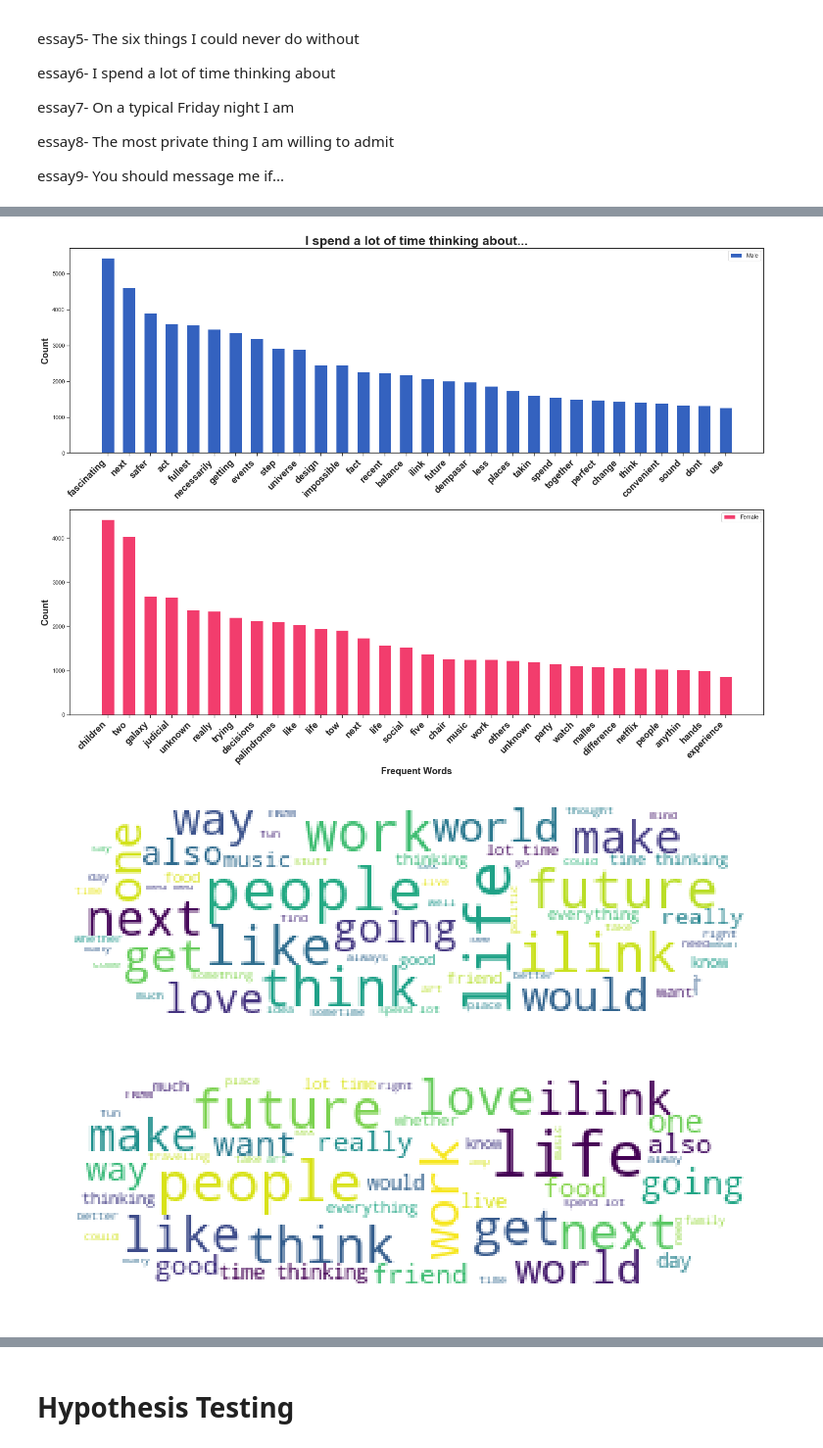
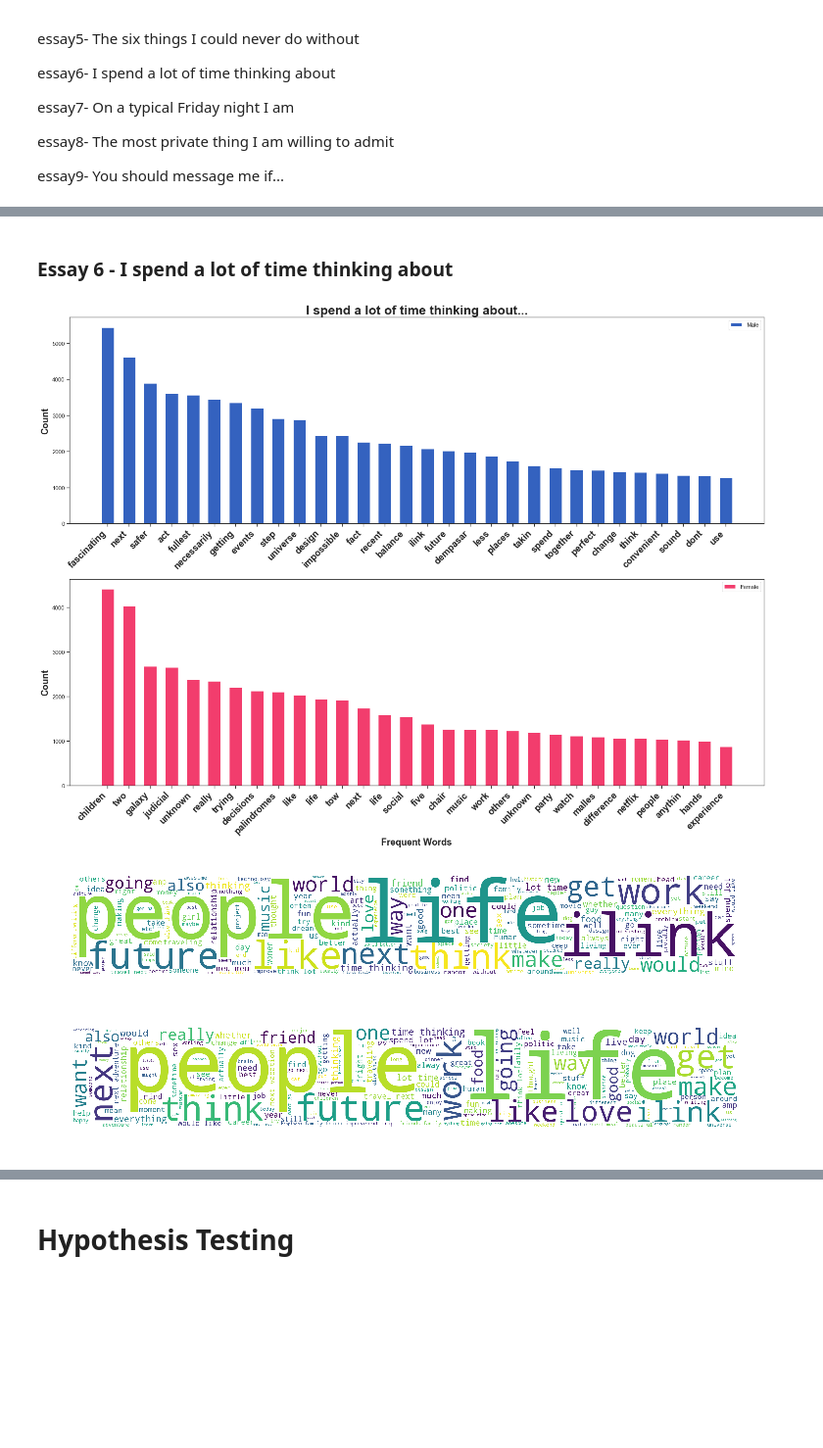
Before and after one commit to stuartxu2/OKCupid_matching, a Jupyter notebook: OKCupid_EDA.ipynb, the cells around one changed output, grey strips where cells are left out. Shown at 98% size. Drawn from its saved outputs; the diff is of its cells as text; code cells hidden in the pictures; blank space fills up the shorter version.

```diff
--- a/OKCupid_EDA.ipynb
+++ b/OKCupid_EDA.ipynb
@@ -710 +670,3 @@ generate_wordcloud(text2_f, mask6, STOPWORDS=[
+# %% [markdown]
+### Essay 6 - I spend a lot of time thinking about
 # %%
@@ -722,32 +682,10 @@ word_count6_f = count_words(text6_f).head(30)
-# %%
-fig, ax = plt.subplots(2, 1, figsize=(20, 15))
-
-x = np.arange(30)
-widTh = 0.6
-
-ax[0].bar(x, word_count6_m['count'],
-          color='#3462BF', width=widTh, label='Male')
-ax[0].set_xticks(x)
-ax[0].set_xticklabels(word_count6_m['word'], rotation=45, fontsize=18, weight='bold', ha='right')
-ax[0].set_ylabel("Count", fontsize=18, weight='bold')
-ax[0].legend()
-
-ax[1].bar(x, word_count6_f['count'], color='#F23D6D',
-          width=widTh, label='Female')
-ax[1].set_xticks(x)
-ax[1].set_xticklabels(word_count6_f['word'], rotation=45, fontsize=18, weight='bold', ha='right')
-ax[1].set_xlabel("Frequent Words", fontsize=18, weight='bold')
-ax[1].set_ylabel("Count", fontsize=18, weight='bold')
-
-ax[1].legend()
-
-_ = ax[0].set_title('I spend a lot of time thinking about...', fontsize = 25, weight='bold')
-plt.tight_layout()
-# %% [output]
-[figure, removed]
+# %%
+plot_word_frequency(word_count6_m, word_count6_f, 'I spend a lot of time thinking about...')
+# %% [output]
+[figure, added]
 # %%
-generate_wordcloud(text6_m, mask6, STOPWORDS = ['things'])
-generate_wordcloud(text6_f, mask6, STOPWORDS = ['things', 'something'])
+generate_wordcloud(text6_m, STOPWORDS = ['things'])
+generate_wordcloud(text6_f, STOPWORDS = ['things', 'something'])
 # %% [output]
-[figure, old version]
+[figure, new version]
-[figure, old version]
+[figure, new version]
```
Also changed, not shown: parts of 55 cells of this notebook, 1 other file.
